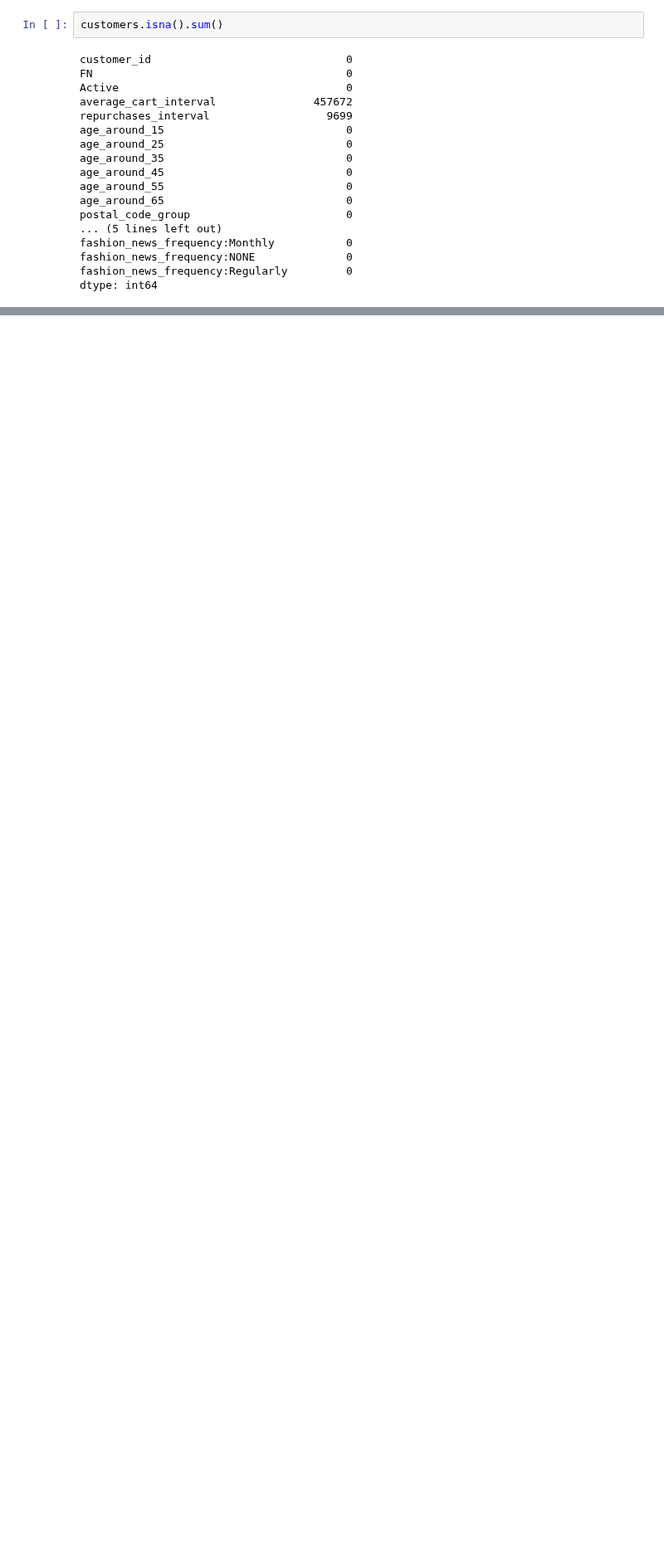
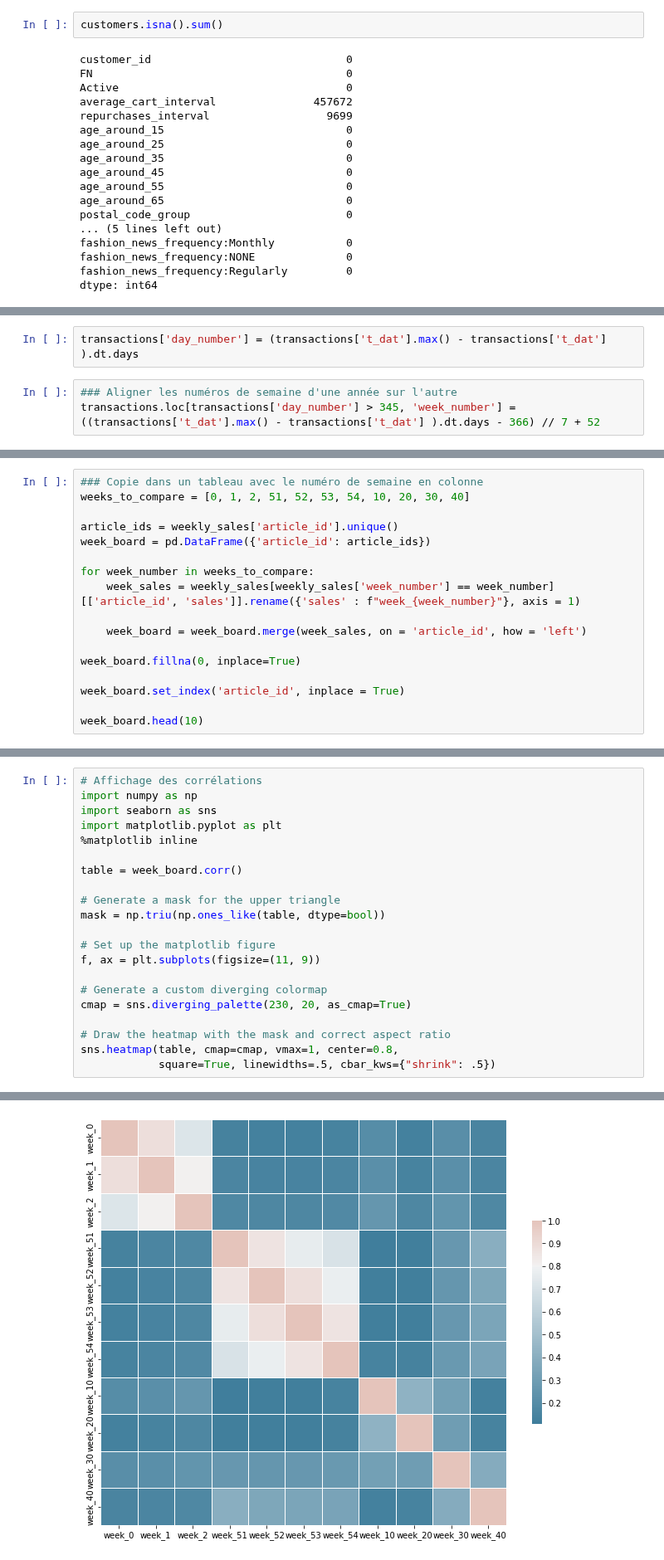
Before and after one commit to treb93/pyhm, a Jupyter notebook: gnn_prepare_dataset.ipynb, the cells around one changed output, grey strips where cells are left out. Shown at 83% size. Cells and saved outputs as stored; diff of their text form; blank space fills up the shorter version.

```diff
--- a/gnn_prepare_dataset.ipynb
+++ b/gnn_prepare_dataset.ipynb
@@ -119,0 +162,5 @@ dtype: int64
+# %%
+transactions['day_number'] = (transactions['t_dat'].max() - transactions['t_dat'] ).dt.days
+# %%
+### Aligner les numéros de semaine d'une année sur l'autre
+transactions.loc[transactions['day_number'] > 345, 'week_number'] = ((transactions['t_dat'].max() - transactions['t_dat'] ).dt.days - 366) // 7 + 52
@@ -119,0 +175,17 @@ dtype: int64
+# %%
+### Copie dans un tableau avec le numéro de semaine en colonne
+weeks_to_compare = [0, 1, 2, 51, 52, 53, 54, 10, 20, 30, 40]
+
+article_ids = weekly_sales['article_id'].unique()
+week_board = pd.DataFrame({'article_id': article_ids})
+
+for week_number in weeks_to_compare:
+    week_sales = weekly_sales[weekly_sales['week_number'] == week_number][['article_id', 'sales']].rename({'sales' : f"week_{week_number}"}, axis = 1)
+
+    week_board = week_board.merge(week_sales, on = 'article_id', how = 'left')
+
+week_board.fillna(0, inplace=True)
+
+week_board.set_index('article_id', inplace = True)
+
+week_board.head(10)
@@ -119,0 +205,22 @@ dtype: int64
+# %%
+# Affichage des corrélations
+import numpy as np
+import seaborn as sns
+import matplotlib.pyplot as plt
+%matplotlib inline
+
+table = week_board.corr()
+
+# Generate a mask for the upper triangle
+mask = np.triu(np.ones_like(table, dtype=bool))
+
+# Set up the matplotlib figure
+f, ax = plt.subplots(figsize=(11, 9))
+
+# Generate a custom diverging colormap
+cmap = sns.diverging_palette(230, 20, as_cmap=True)
+
+# Draw the heatmap with the mask and correct aspect ratio
+sns.heatmap(table, cmap=cmap, vmax=1, center=0.8,
+            square=True, linewidths=.5, cbar_kws={"shrink": .5})
+# %% [output]
@@ -119,0 +228 @@ dtype: int64
+[figure, added]
```
Also changed, not shown: parts of 32 cells of this notebook, 11 other files.
